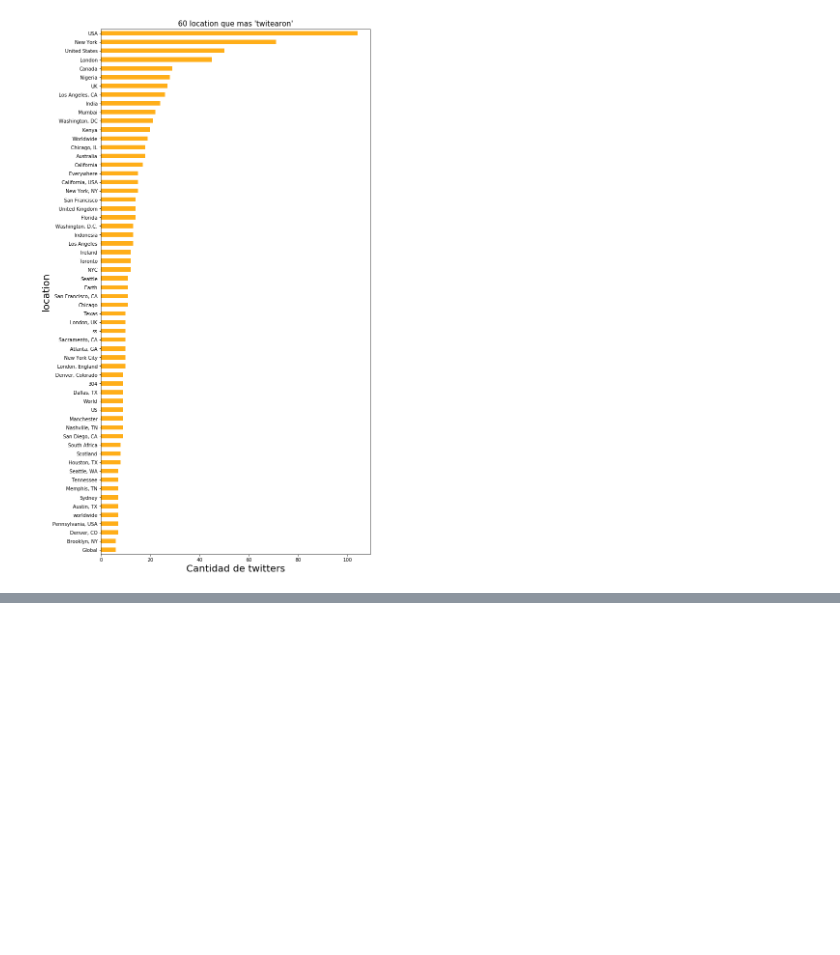
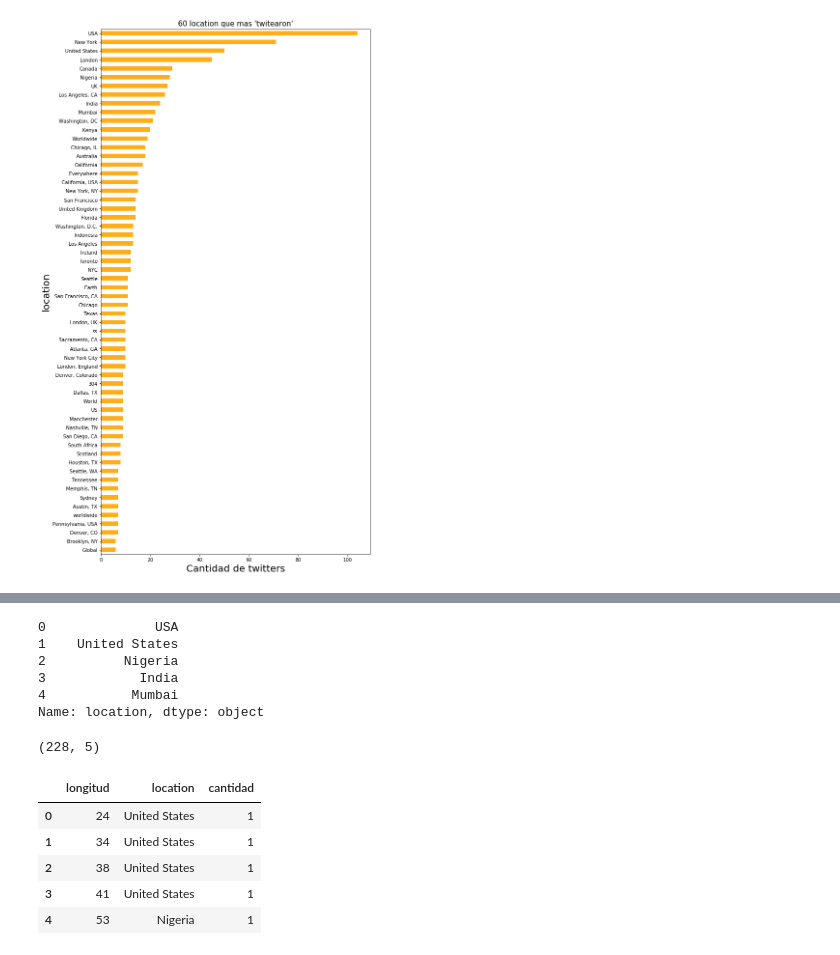
Before and after one commit to gastonfiuba/TP1Orga, a Jupyter notebook: TP1_Orga_De_Datos/AnalisisTP.ipynb, the cells around one changed output, grey strips where cells are left out. Cells and saved outputs as stored; diff of their text form; code cells hidden in the pictures; blank space fills up the shorter version.

```diff
--- a/TP1_Orga_De_Datos/AnalisisTP.ipynb
+++ b/TP1_Orga_De_Datos/AnalisisTP.ipynb
@@ -196,0 +244,5 @@ Text(0, 0.5, 'location')
+# %%
+df_localidad = entrenamiento_df.groupby('location').agg({'target':['sum','count']})
+df_localidad.columns = ['verdaderos','totales']
+df_localidad = df_localidad.sort_values('totales', ascending=False)
+df_localidad.head()
@@ -196,0 +269,29 @@ Text(0, 0.5, 'location')
+# %%
+# Me quedo con los 5 de mayor cantidad
+localidades = df_localidad.sort_values('verdaderos', ascending=False).reset_index().loc[0:4,'location']
+localidades
+# %% [output]
+0              USA
+1    United States
+2          Nigeria
+3            India
+4           Mumbai
+Name: location, dtype: object
+# %%
+df_lugares_verdaderos = entrenamiento_df[entrenamiento_df['location'].isin(localidades)].copy()
+df_lugares_verdaderos.shape
+# %% [output]
+(228, 5)
+# %%
+df_lugares_verdaderos['longitud'] = df_lugares_verdaderos['text'].agg(lambda x: len(x))
+df_lugares_verdaderos = df_lugares_verdaderos.groupby(['longitud','location'])\
+    .agg({'longitud':['count']}).reset_index()
+df_lugares_verdaderos.columns = ['longitud','location','cantidad']
+df_lugares_verdaderos.head()
+# %% [output]
+|  | longitud | location | cantidad |
+| 0 | 24 | United States | 1 |
+| 1 | 34 | United States | 1 |
+| 2 | 38 | United States | 1 |
+| 3 | 41 | United States | 1 |
+| 4 | 53 | Nigeria | 1 |
```
Also changed, not shown: parts of 14 cells of this notebook.
